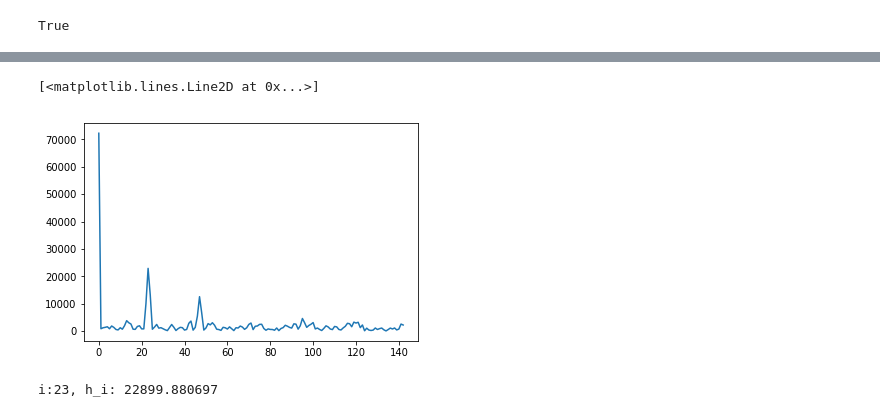
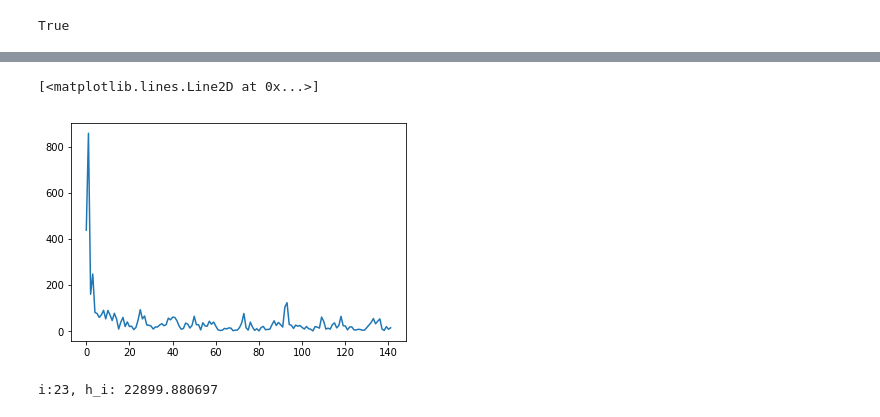
Before and after one commit to wzt3309/container-sim, a Jupyter notebook: predict/find_period_load.ipynb, the cells around one changed output, grey strips where cells are left out. Saved outputs shown, nothing was run; the diff lists cells and outputs as text; code cells hidden in the pictures.

```diff
--- a/predict/find_period_load.ipynb
+++ b/predict/find_period_load.ipynb
@@ -167,8 +171,8 @@ H_mean, H_std, len(H), H[0] == H.max()
 # %%
-plt.plot(H)
+plt.plot(H[1:])
 # %% [output]
 [<matplotlib.lines.Line2D at 0x...>]
-[figure, old version]
+[figure, new version]
 # %%
 is_period, period = False, 0
 for i in range(1, len(H)):
```
Also changed, not shown: parts of 8 cells of this notebook, 6 other files.
